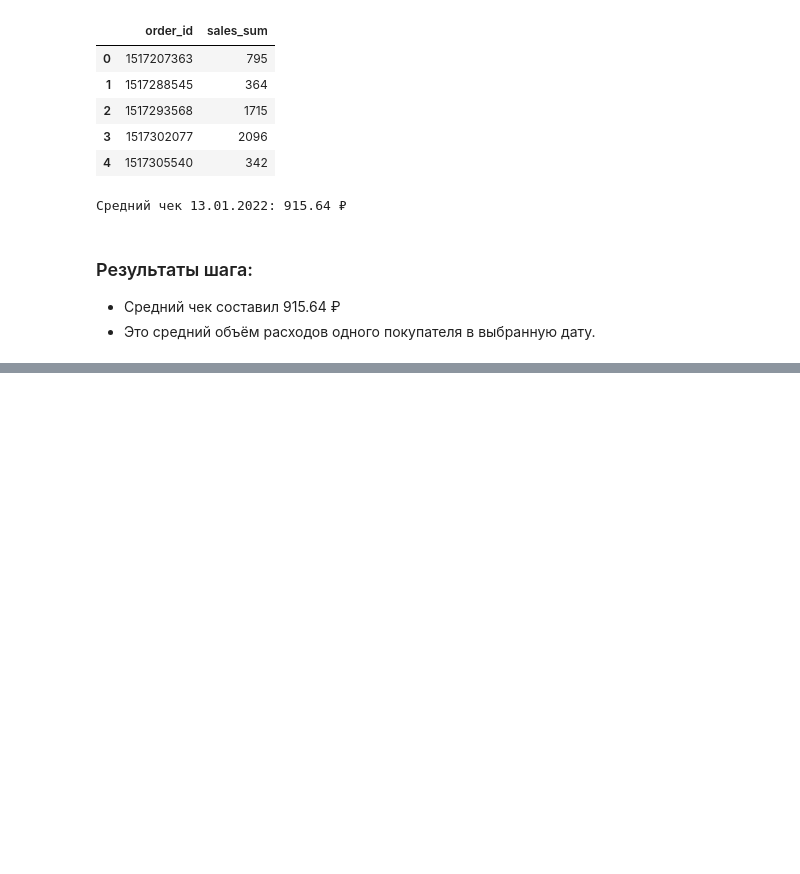
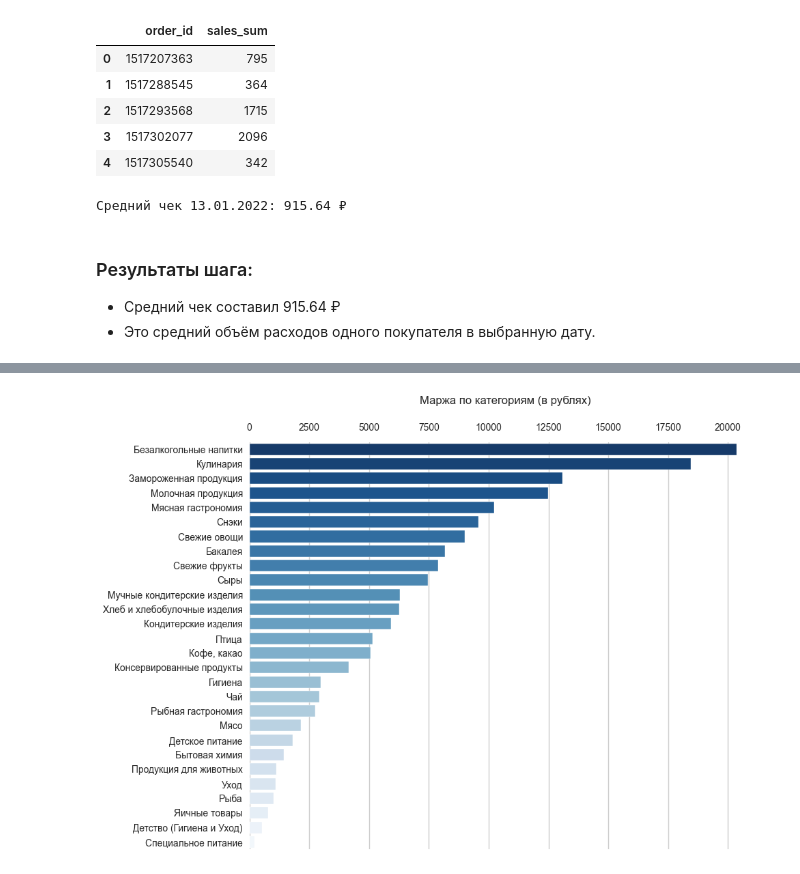
Before and after one commit to mkudim/Samokat_analysis, a Jupyter notebook: notebooks/Samokat_analysis.ipynb, the cells around one changed output, grey strips where cells are left out. Saved outputs shown, nothing was run; the diff lists cells and outputs as text; code cells hidden in the pictures; blank space fills up the shorter version.

```diff
--- a/notebooks/Samokat_analysis.ipynb
+++ b/notebooks/Samokat_analysis.ipynb
@@ -388,0 +482,15 @@ print(f"Средний чек 13.01.2022: {average_check:.2f} ₽")
+# %%
+# Агрегируем маржу по категориям
+category_margin = (
+    df.groupby('level1')
+      .agg({
+          'margin_rub': 'sum',
+          'sales_sum': 'sum'
+      })
+      .reset_index()
+)
+
+# Маржа в процентах = сумма маржи / сумма выручки
+category_margin['margin_pct'] = category_margin['margin_rub'] / category_margin['sales_sum'] * 100
+
+category_margin
@@ -388,0 +515,5 @@ print(f"Средний чек 13.01.2022: {average_check:.2f} ₽")
+# %%
+# Сортируем категории по марже в рублях
+category_margin_sorted_rub = category_margin.sort_values('margin_rub', ascending=False)
+
+category_margin_sorted_rub
@@ -388,0 +561,26 @@ print(f"Средний чек 13.01.2022: {average_check:.2f} ₽")
+# %%
+# Маржа по категориям в рублях
+plt.figure(figsize=(10, 7))
+
+sns.barplot(
+    data=category_margin_sorted_rub,
+    y='level1',
+    x='margin_rub',
+    hue='level1',
+    palette='Blues_r',
+    legend=False
+)
+
+plt.title('Маржа по категориям (в рублях)', pad=40)
+
+plt.xlabel('')
+plt.ylabel('')
+
+plt.gca().xaxis.set_ticks_position('top')
+plt.gca().xaxis.set_label_position('top')
+plt.gca().tick_params(axis='x', pad=10)
+
+plt.tight_layout()
+plt.show()
+# %% [output]
+[figure, added]
```
Also changed, not shown: parts of 25 cells of this notebook, 1 other file.
